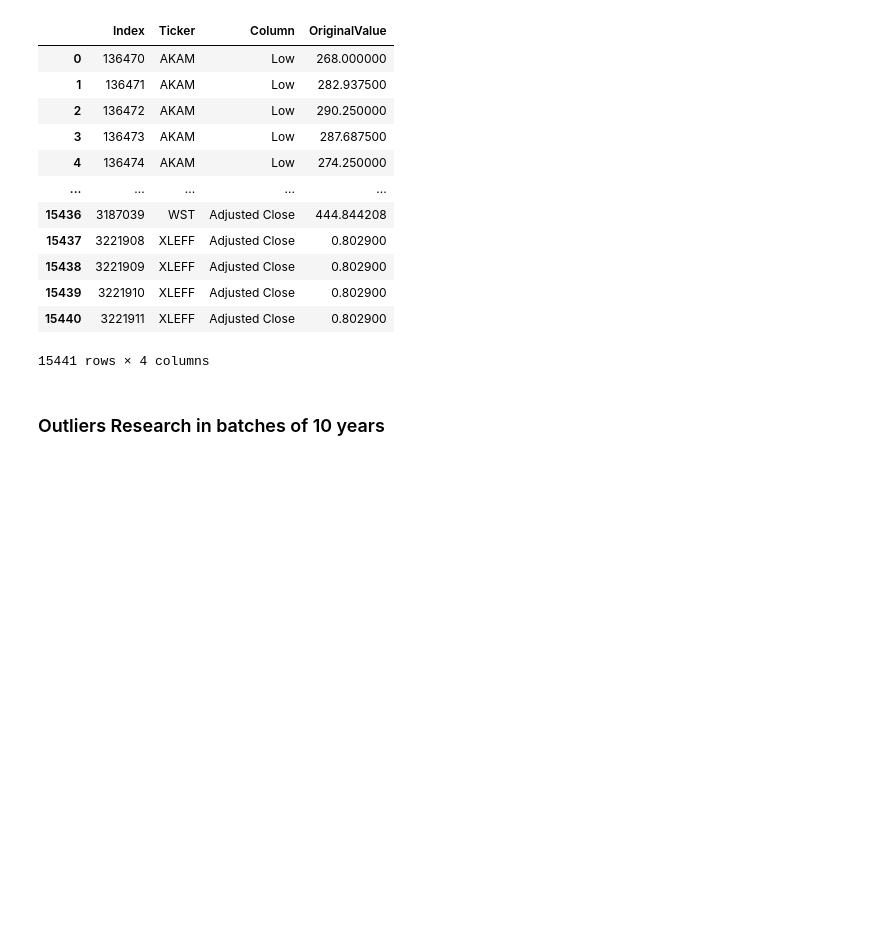
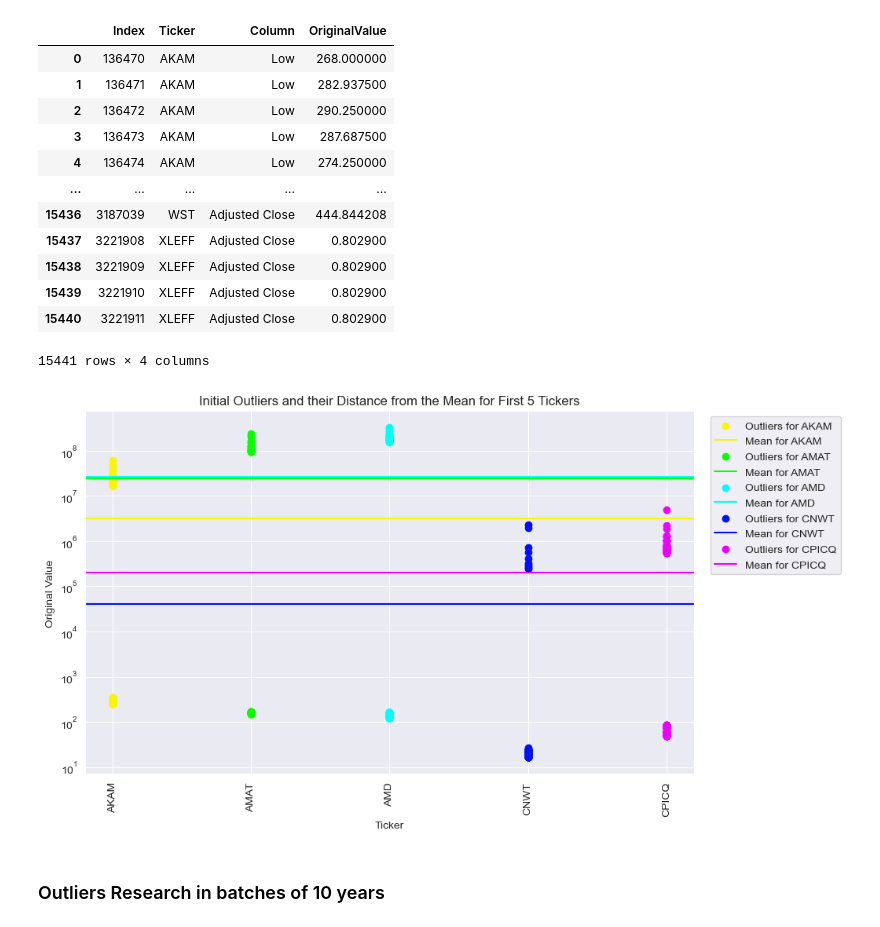
Before and after one commit to nicola-cecere/Stock_Market_TS_Prediction, a Jupyter notebook: outlierAnalysis.ipynb, the cells around one changed output. Cells and saved outputs as stored; diff of their text form; code cells hidden in the pictures; blank space fills up the shorter version.

```diff
--- a/outlierAnalysis.ipynb
+++ b/outlierAnalysis.ipynb
@@ -59,6 +59,45 @@ outlier_log_df
 | 15439 | 3221910 | XLEFF | Adjusted Close | 0.802900 |
 | 15440 | 3221911 | XLEFF | Adjusted Close | 0.802900 |
 15441 rows × 4 columns
+# %%
+import seaborn as sns
+import matplotlib.pyplot as plt
+import numpy as np
+
+# Get the first 5 unique tickers from the original dataframe
+first_5_tickers = outlier_log_df['Ticker'].unique()[:5]
+
+# Filter the original DataFrame and outliers_log_df for these tickers
+df_filtered = outlier_log_df[outlier_log_df['Ticker'].isin(first_5_tickers)]
+outliers_log_df_filtered = outlier_log_df[outlier_log_df['Ticker'].isin(first_5_tickers)]
+
+# Calculate the mean for each of the first 5 Ticker groups
+group_means = df_filtered.groupby('Ticker')['OriginalValue'].mean()
+
+# Define colors for the first 5 tickers
+colors = sns.color_palette('hsv', n_colors=5)
+
+# Plot
+plt.figure(figsize=(10, 6))
+
+# Plot each outlier from outliers_log_df_filtered and its corresponding mean line
+for i, ticker in enumerate(first_5_tickers):
+    ticker_outliers = outliers_log_df_filtered[outliers_log_df_filtered['Ticker'] == ticker]
+    mean_value = group_means[ticker]
+    color = colors[i]
+
+    plt.scatter(ticker_outliers['Ticker'], ticker_outliers['OriginalValue'], color=color, label=f'Outliers for {ticker}')
+    plt.axhline(y=mean_value, color=color, linestyle='-', label=f'Mean for {ticker}')
+
+plt.xlabel('Ticker')
+plt.ylabel('Original Value')
+plt.title('Initial Outliers and their Distance from the Mean for First 5 Tickers')
+plt.legend(bbox_to_anchor=(1.25, 1), loc='upper right')
+plt.yscale('log')
+plt.xticks(rotation=90)
+plt.show()
+# %% [output]
+[figure, added]
 # %% [markdown]
 ### Outliers Research in batches of 10 years
 # %%
```
Also changed, not shown: parts of 1 cell of this notebook.
